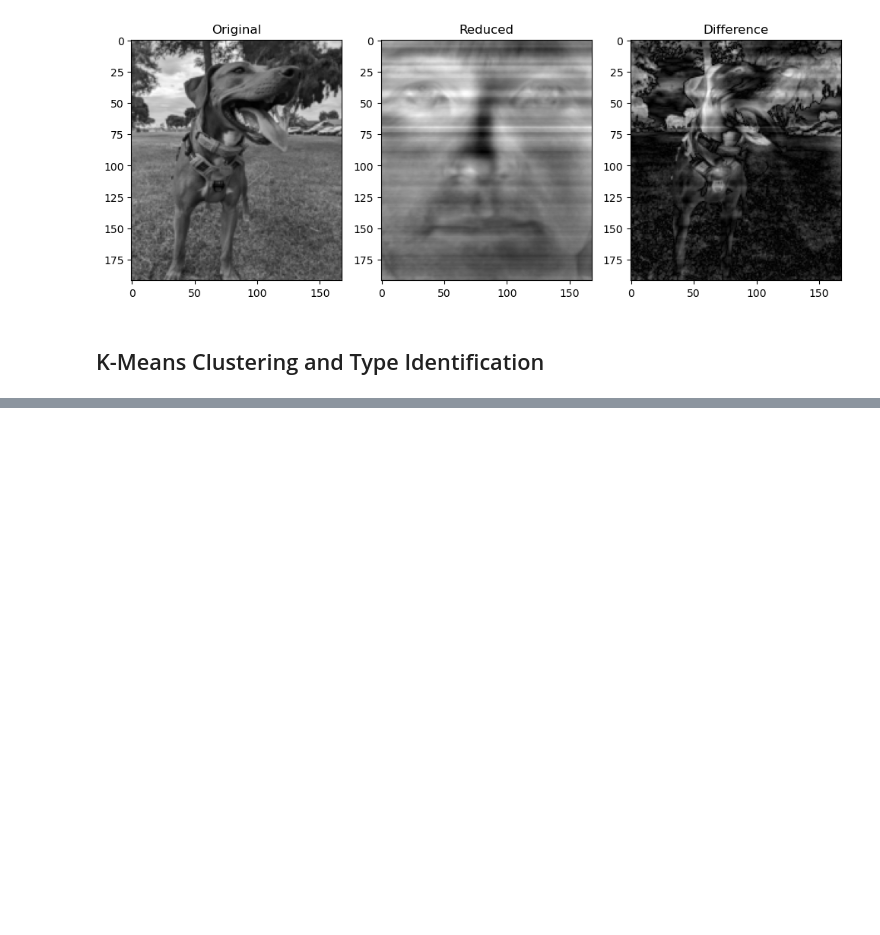
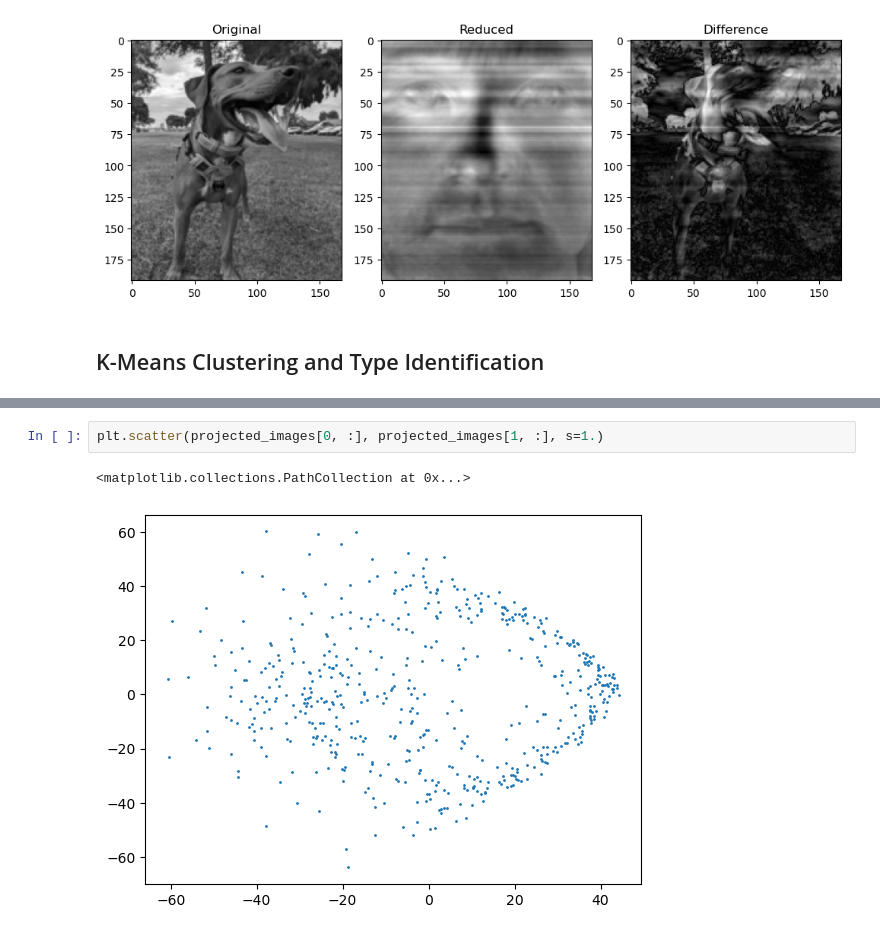
Before and after one commit to cwcurtis/MATH-596-Mathematical-Data-Science, a Jupyter notebook: Lecture_Notes/Applications_of_the_SVD_and_Cluster_Analysis.ipynb, the cells around one changed output, grey strips where cells are left out. Cells and saved outputs as stored; diff of their text form; blank space fills up the shorter version.

```diff
--- a/Lecture_Notes/Applications_of_the_SVD_and_Cluster_Analysis.ipynb
+++ b/Lecture_Notes/Applications_of_the_SVD_and_Cluster_Analysis.ipynb
@@ -88,0 +107,5 @@ image_comparison(small_beans, rebuilt_beans)
+# %%
+plt.scatter(projected_images[0, :], projected_images[1, :], s=1.)
+# %% [output]
+<matplotlib.collections.PathCollection at 0x...>
+[figure, added]
```
Also changed, not shown: parts of 6 cells of this notebook, 2 other files.
